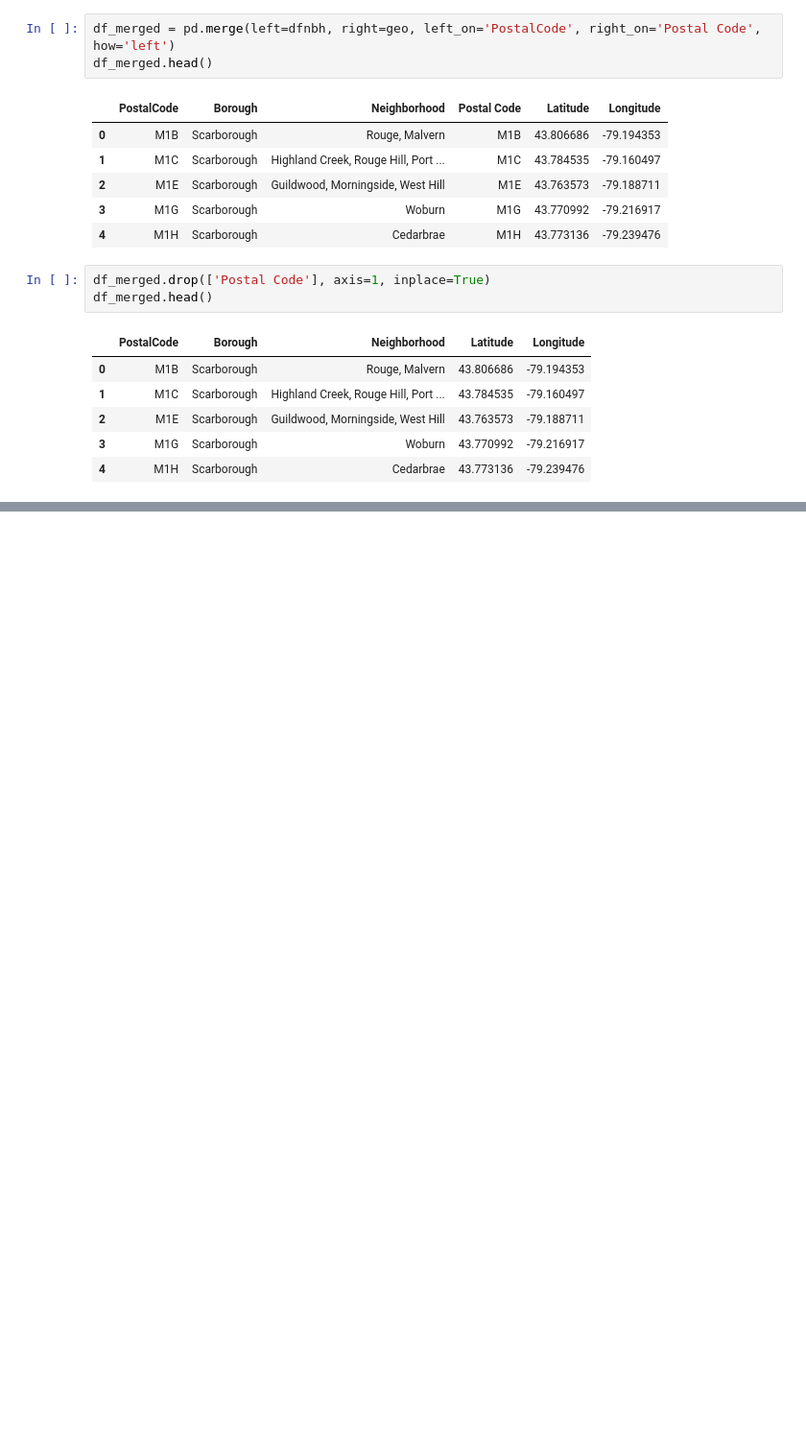
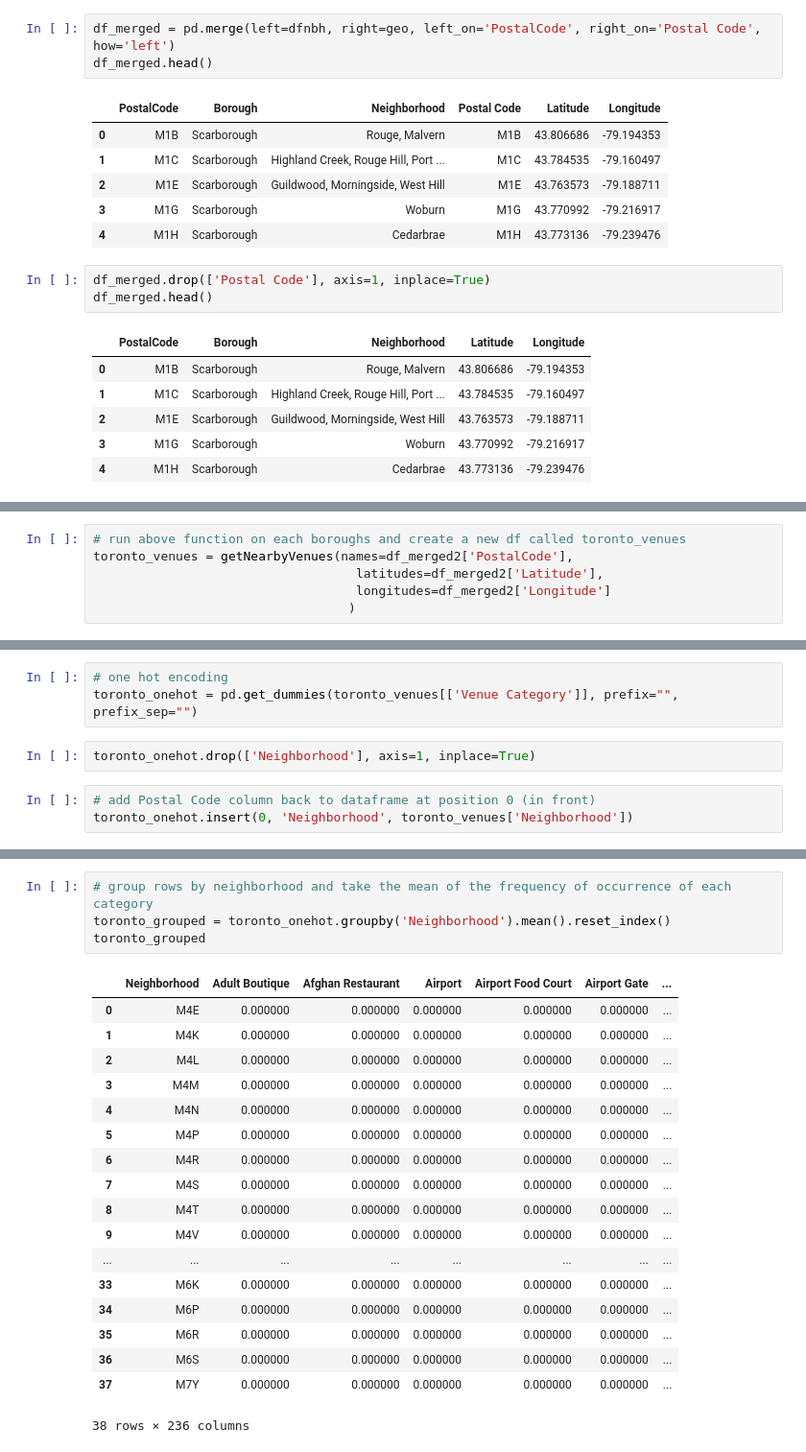
Before and after one commit to samswat/Coursera_Capstone, a Jupyter notebook: Neighborhoods in Toronto.ipynb, the cells around one changed output, grey strips where cells are left out. Shown at 96% size. Saved outputs shown, nothing was run; the diff lists cells and outputs as text; blank space fills up the shorter version.

```diff
--- a/Neighborhoods in Toronto.ipynb
+++ b/Neighborhoods in Toronto.ipynb
@@ -165,0 +299,6 @@ df_merged.head()
+# %%
+# run above function on each boroughs and create a new df called toronto_venues
+toronto_venues = getNearbyVenues(names=df_merged2['PostalCode'],
+                                   latitudes=df_merged2['Latitude'],
+                                   longitudes=df_merged2['Longitude']
+                                  )
@@ -165,0 +364,8 @@ df_merged.head()
+# %%
+# one hot encoding
+toronto_onehot = pd.get_dummies(toronto_venues[['Venue Category']], prefix="", prefix_sep="")
+# %%
+toronto_onehot.drop(['Neighborhood'], axis=1, inplace=True)
+# %%
+# add Postal Code column back to dataframe at position 0 (in front)
+toronto_onehot.insert(0, 'Neighborhood', toronto_venues['Neighborhood'])
@@ -165,0 +382,23 @@ df_merged.head()
+# %%
+# group rows by neighborhood and take the mean of the frequency of occurrence of each category
+toronto_grouped = toronto_onehot.groupby('Neighborhood').mean().reset_index()
+toronto_grouped
+# %% [output]
+|  | Neighborhood | Adult Boutique | Afghan Restaurant | Airport | Airport Food Court | Airport Gate | ... |
+| 0 | M4E | 0.000000 | 0.000000 | 0.000000 | 0.000000 | 0.000000 | ... |
+| 1 | M4K | 0.000000 | 0.000000 | 0.000000 | 0.000000 | 0.000000 | ... |
+| 2 | M4L | 0.000000 | 0.000000 | 0.000000 | 0.000000 | 0.000000 | ... |
+| 3 | M4M | 0.000000 | 0.000000 | 0.000000 | 0.000000 | 0.000000 | ... |
+| 4 | M4N | 0.000000 | 0.000000 | 0.000000 | 0.000000 | 0.000000 | ... |
+| 5 | M4P | 0.000000 | 0.000000 | 0.000000 | 0.000000 | 0.000000 | ... |
+| 6 | M4R | 0.000000 | 0.000000 | 0.000000 | 0.000000 | 0.000000 | ... |
+| 7 | M4S | 0.000000 | 0.000000 | 0.000000 | 0.000000 | 0.000000 | ... |
+| 8 | M4T | 0.000000 | 0.000000 | 0.000000 | 0.000000 | 0.000000 | ... |
+| 9 | M4V | 0.000000 | 0.000000 | 0.000000 | 0.000000 | 0.000000 | ... |
+| ... | ... | ... | ... | ... | ... | ... | ... |
+| 33 | M6K | 0.000000 | 0.000000 | 0.000000 | 0.000000 | 0.000000 | ... |
+| 34 | M6P | 0.000000 | 0.000000 | 0.000000 | 0.000000 | 0.000000 | ... |
+| 35 | M6R | 0.000000 | 0.000000 | 0.000000 | 0.000000 | 0.000000 | ... |
+| 36 | M6S | 0.000000 | 0.000000 | 0.000000 | 0.000000 | 0.000000 | ... |
+| 37 | M7Y | 0.000000 | 0.000000 | 0.000000 | 0.000000 | 0.000000 | ... |
+38 rows × 236 columns
```
Also changed, not shown: parts of 51 cells of this notebook.
